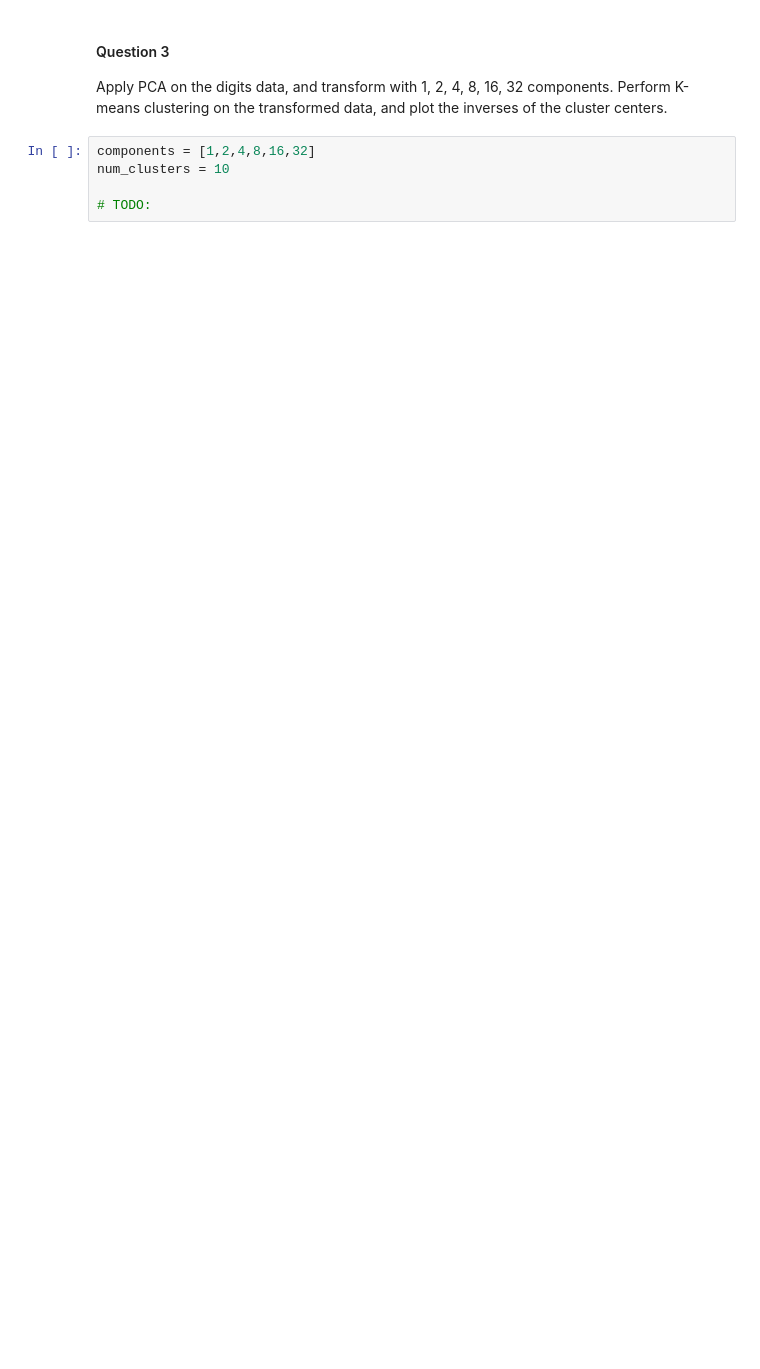
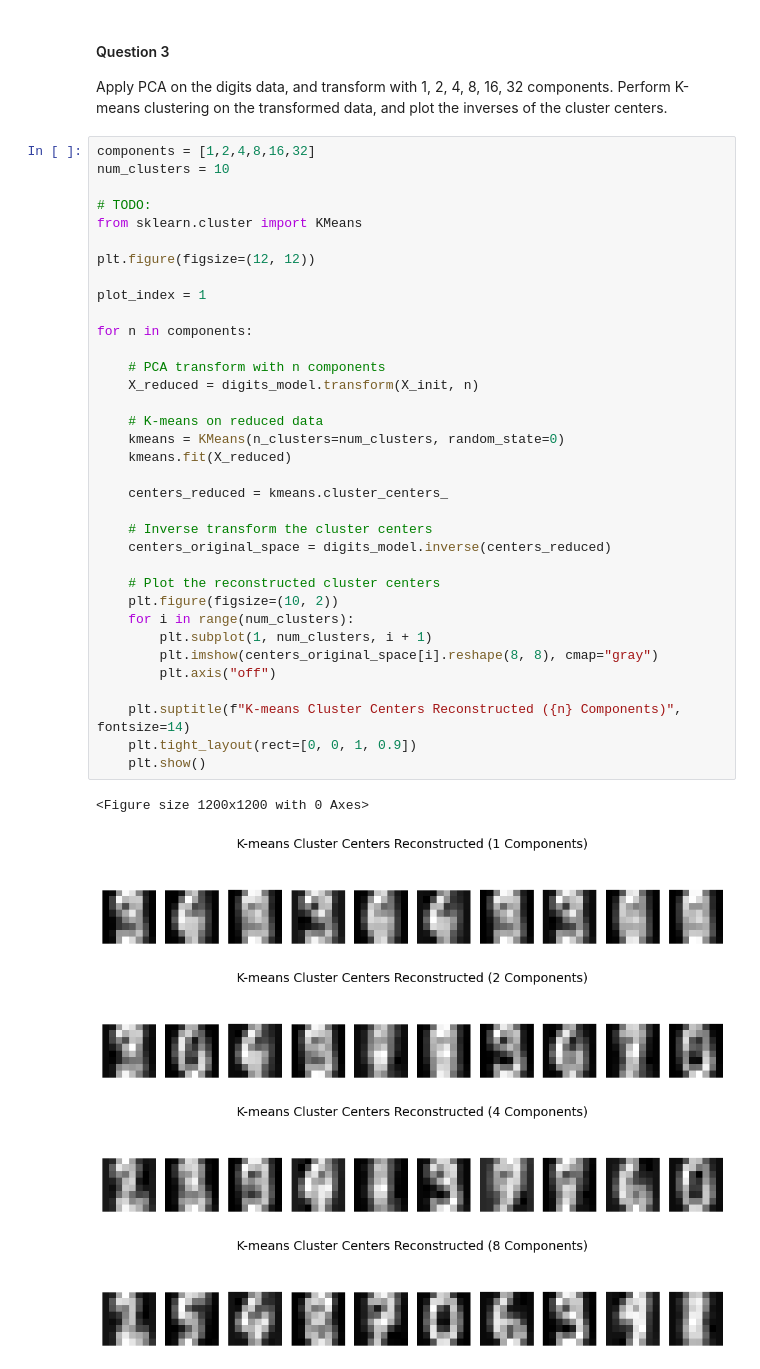
Before and after one commit to IsabellaTan/Brown-DATA2060-HW9, a Jupyter notebook: HW09.ipynb, the cells around one changed output. Saved outputs shown, nothing was run; the diff lists cells and outputs as text; blank space fills up the shorter version.

```diff
--- a/HW09.ipynb
+++ b/HW09.ipynb
@@ -704,8 +862,44 @@ components = [1,2,4,8,16,32]
 # %% [markdown]
 #### Question 3
 Apply PCA on the digits data, and transform with 1, 2, 4, 8, 16, 32 components. Perform K-means clustering on the transformed data, and plot the inverses of the cluster centers.
-# %%
-components = [1,2,4,8,16,32]
-num_clusters = 10
-
-# TODO:
+# %%
+components = [1,2,4,8,16,32]
+num_clusters = 10
+
+# TODO:
+from sklearn.cluster import KMeans
+
+plt.figure(figsize=(12, 12))
+
+plot_index = 1
+
+for n in components:
+
+    # PCA transform with n components
+    X_reduced = digits_model.transform(X_init, n)
+
+    # K-means on reduced data
+    kmeans = KMeans(n_clusters=num_clusters, random_state=0)
+    kmeans.fit(X_reduced)
+
+    centers_reduced = kmeans.cluster_centers_
+
+    # Inverse transform the cluster centers
+    centers_original_space = digits_model.inverse(centers_reduced)
+
+    # Plot the reconstructed cluster centers
+    plt.figure(figsize=(10, 2))
+    for i in range(num_clusters):
+        plt.subplot(1, num_clusters, i + 1)
+        plt.imshow(centers_original_space[i].reshape(8, 8), cmap="gray")
+        plt.axis("off")
+
+    plt.suptitle(f"K-means Cluster Centers Reconstructed ({n} Components)", fontsize=14)
+    plt.tight_layout(rect=[0, 0, 1, 0.9])
+    plt.show()
+# %% [output]
+<Figure size 1200x1200 with 0 Axes>
+[figure, added]
+[figure, added]
+[figure, added]
+[figure, added]
```
Also changed, not shown: parts of 17 cells of this notebook, 4 other files.
